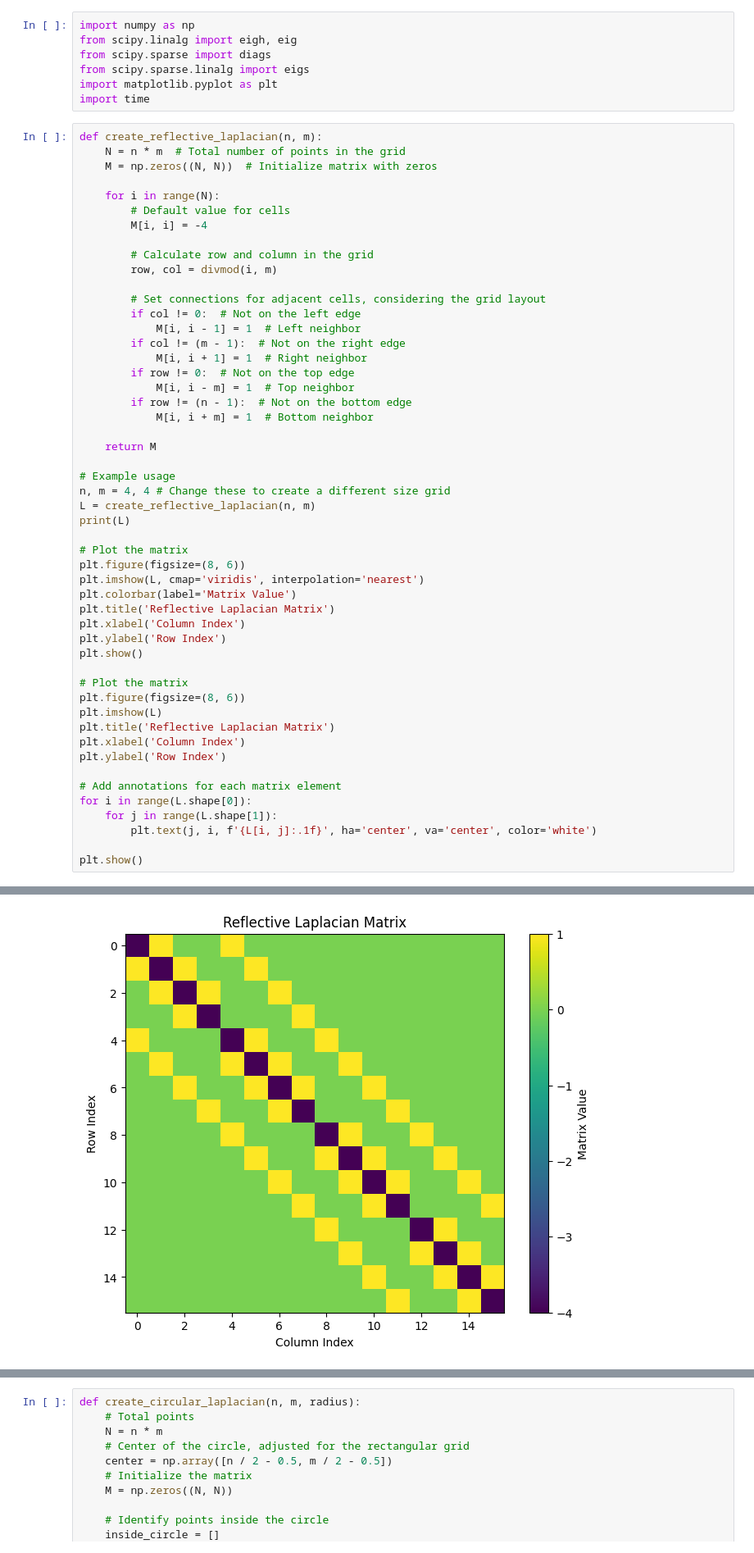
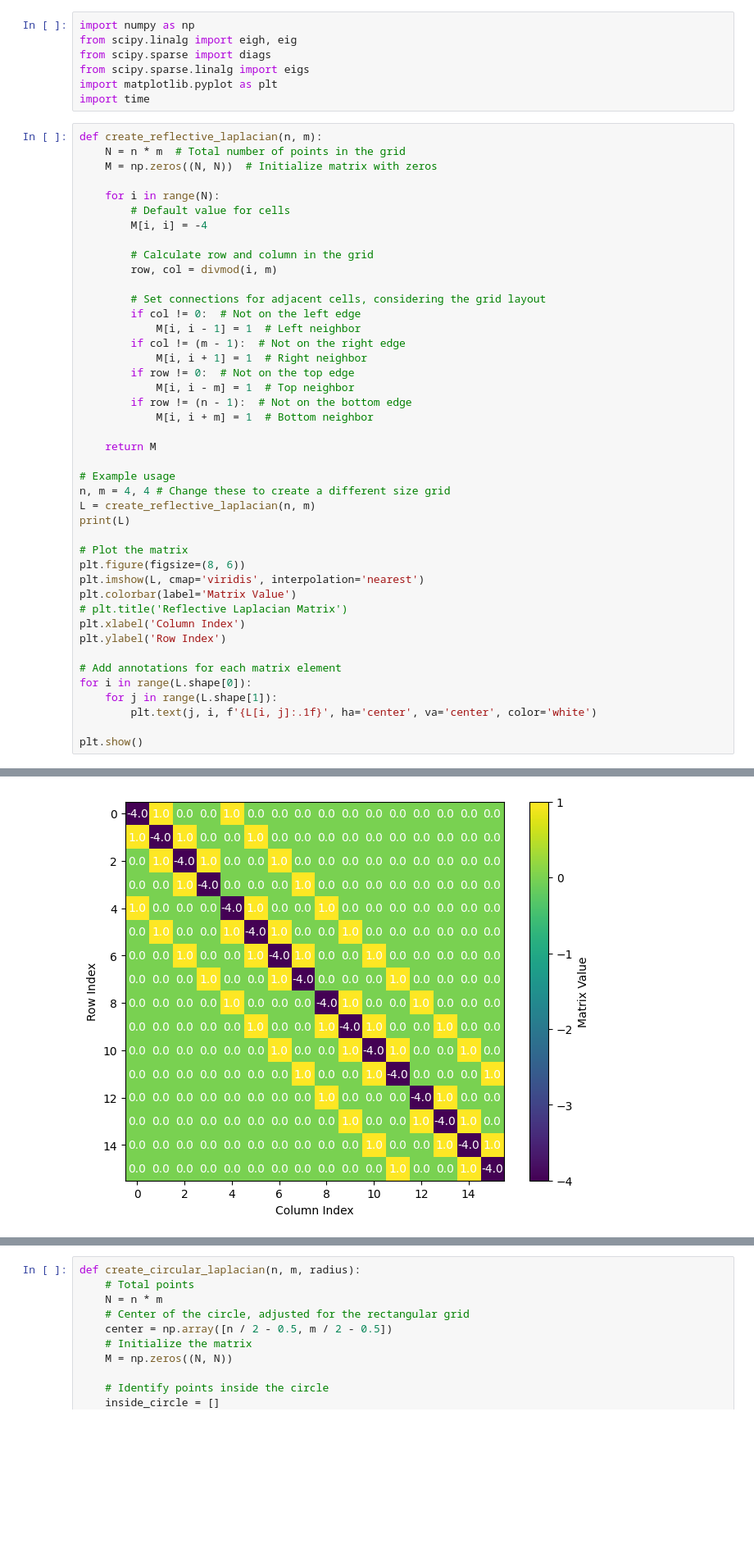
Before and after one commit to koenweverink/ScientificComputing, a Jupyter notebook: Set3.ipynb, the cells around one changed output, grey strips where cells are left out. Shown at 82% size. Drawn from its saved outputs; the diff is of its cells as text; blank space fills up the shorter version.

```diff
--- a/Set3.ipynb
+++ b/Set3.ipynb
@@ -37,40 +37,32 @@ print(L)
 # Plot the matrix
 plt.figure(figsize=(8, 6))
 plt.imshow(L, cmap='viridis', interpolation='nearest')
 plt.colorbar(label='Matrix Value')
-plt.title('Reflective Laplacian Matrix')
-plt.xlabel('Column Index')
-plt.ylabel('Row Index')
-plt.show()
-
-# Plot the matrix
-plt.figure(figsize=(8, 6))
-plt.imshow(L)
-plt.title('Reflective Laplacian Matrix')
+# plt.title('Reflective Laplacian Matrix')
 plt.xlabel('Column Index')
 plt.ylabel('Row Index')
 
 # Add annotations for each matrix element
 for i in range(L.shape[0]):
     for j in range(L.shape[1]):
         plt.text(j, i, f'{L[i, j]:.1f}', ha='center', va='center', color='white')
 
 plt.show()
 # %% [output]
 [[-4.  1.  0.  0.  1.  0.  0.  0.  0.  0.  0.  0.  0.  0.  0.  0.]
  [ 1. -4.  1.  0.  0.  1.  0.  0.  0.  0.  0.  0.  0.  0.  0.  0.]
  [ 0.  1. -4.  1.  0.  0.  1.  0.  0.  0.  0.  0.  0.  0.  0.  0.]
  [ 0.  0.  1. -4.  0.  0.  0.  1.  0.  0.  0.  0.  0.  0.  0.  0.]
  [ 1.  0.  0.  0. -4.  1.  0.  0.  1.  0.  0.  0.  0.  0.  0.  0.]
  [ 0.  1.  0.  0.  1. -4.  1.  0.  0.  1.  0.  0.  0.  0.  0.  0.]
  [ 0.  0.  1.  0.  0.  1. -4.  1.  0.  0.  1.  0.  0.  0.  0.  0.]
  [ 0.  0.  0.  1.  0.  0.  1. -4.  0.  0.  0.  1.  0.  0.  0.  0.]
  [ 0.  0.  0.  0.  1.  0.  0.  0. -4.  1.  0.  0.  1.  0.  0.  0.]
  [ 0.  0.  0.  0.  0.  1.  0.  0.  1. -4.  1.  0.  0.  1.  0.  0.]
  [ 0.  0.  0.  0.  0.  0.  1.  0.  0.  1. -4.  1.  0.  0.  1.  0.]
  [ 0.  0.  0.  0.  0.  0.  0.  1.  0.  0.  1. -4.  0.  0.  0.  1.]
  [ 0.  0.  0.  0.  0.  0.  0.  0.  1.  0.  0.  0. -4.  1.  0.  0.]
  [ 0.  0.  0.  0.  0.  0.  0.  0.  0.  1.  0.  0.  1. -4.  1.  0.]
  [ 0.  0.  0.  0.  0.  0.  0.  0.  0.  0.  1.  0.  0.  1. -4.  1.]
  [ 0.  0.  0.  0.  0.  0.  0.  0.  0.  0.  0.  1.  0.  0.  1. -4.]]
-[figure, old version]
+[figure, new version]
```
Also changed, not shown: parts of 3 cells of this notebook.
